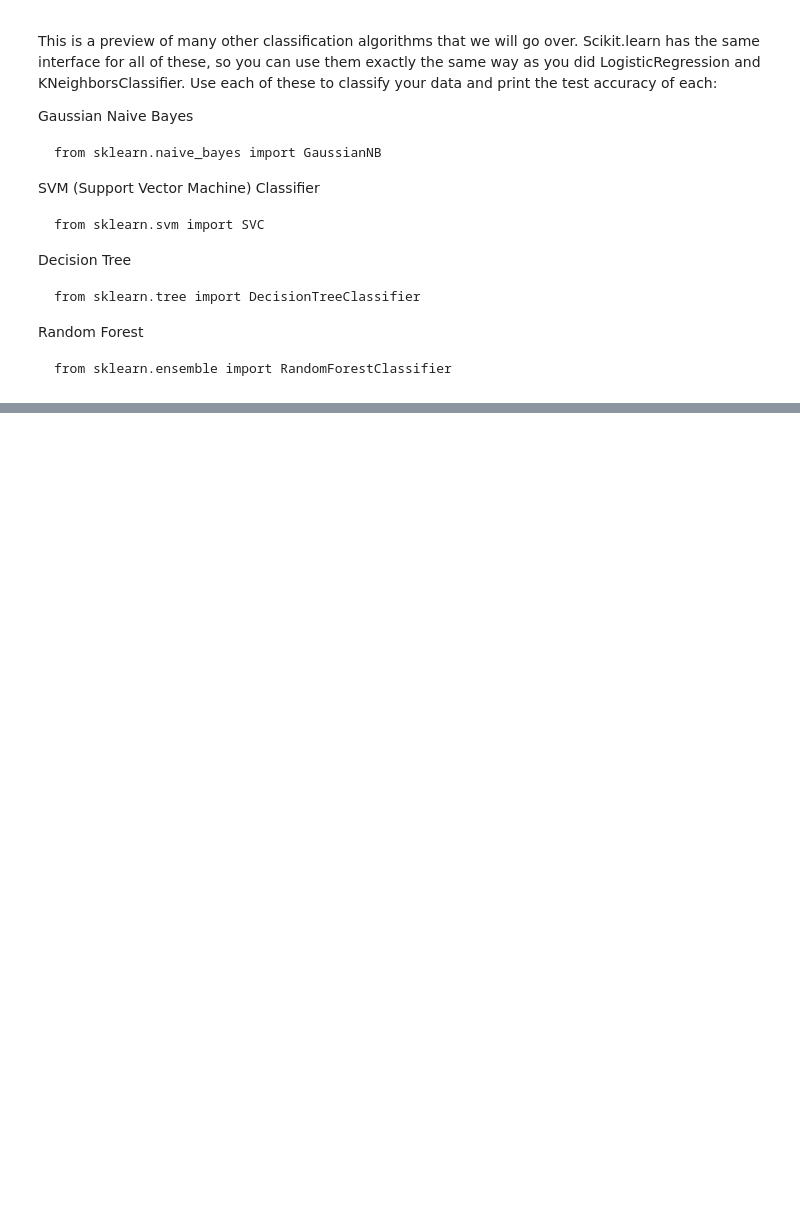
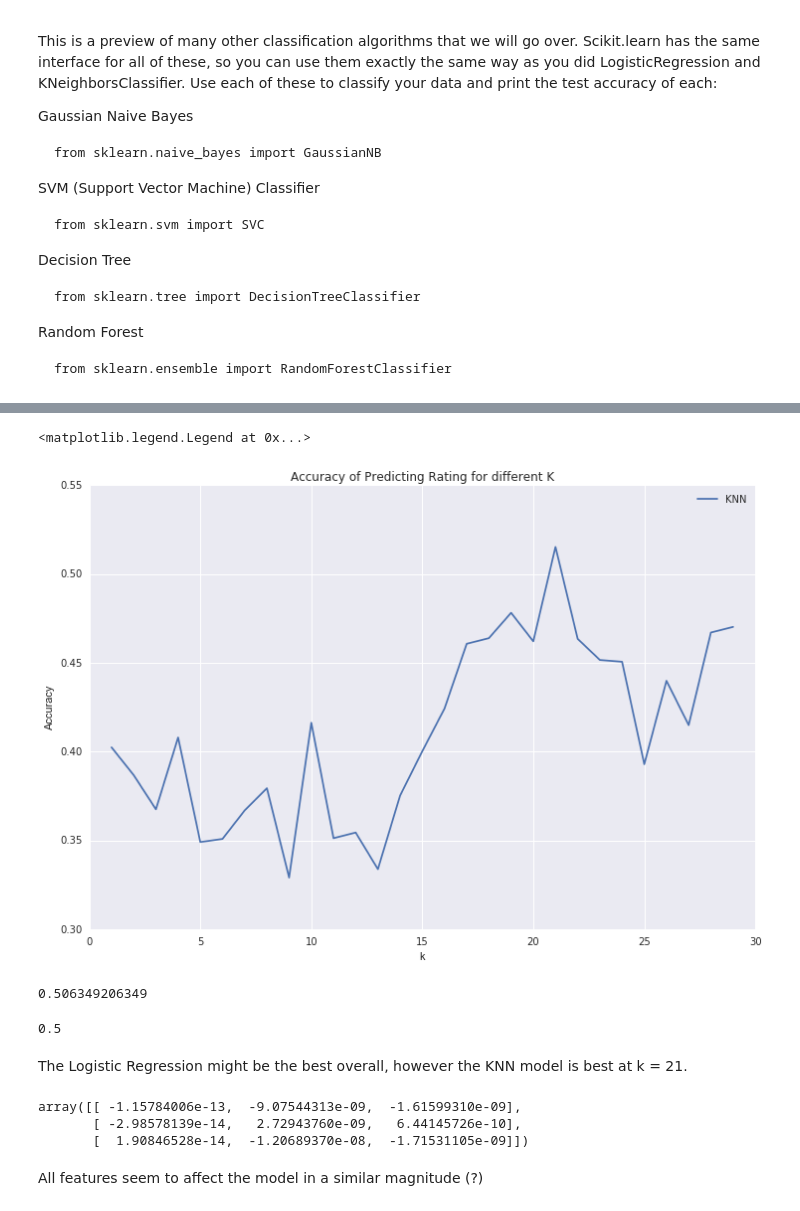
Before and after one commit to jpfreeley/ds, a Jupyter notebook: challenges/05-classification/ken_m/05_classification.ipynb, the cells around one changed output, grey strips where cells are left out. Drawn from its saved outputs; the diff is of its cells as text; code cells hidden in the pictures; blank space fills up the shorter version.

```diff
--- a/challenges/05-classification/ken_m/05_classification.ipynb
+++ b/challenges/05-classification/ken_m/05_classification.ipynb
@@ -252,0 +435,14 @@ Random Forest
+# %%
+X = movie_data[['Runtime','Budget','DomesticTotalGross']]
+y = movie_data['Rating']
+# %%
+def loopKNN_cvs(X, y):
+    accuracy_scores = []
+
+    for i in range (1,30):
+        avg_score = np.mean(cross_val_score(KNeighborsClassifier(n_neighbors=i), X, y, cv=10))
+        accuracy_scores.append(avg_score)
+
+    return accuracy_scores
+# %%
+KNN_cvs = loopKNN_cvs(X,y)
@@ -252,0 +453,38 @@ Random Forest
+# %%
+fig,ax = plt.subplots()
+
+ax.plot(list(range(1,30)), KNN_cvs, label='KNN')
+
+fig.set_size_inches(12, 8, forward=True)
+plt.xlabel('k')
+plt.ylabel('Accuracy')
+plt.title('Accuracy of Predicting Rating for different K')
+plt.legend(loc='best')
+# %% [output]
+<matplotlib.legend.Legend at 0x...>
+[figure, added]
+# %%
+avg_logreg_score = np.mean(cross_val_score(LogisticRegression(), X, y, cv=10))
+print(avg_logreg_score)
+# %% [output]
+0.506349206349
+# %%
+X_train, X_test, y_train, y_test = train_test_split(X, y, test_size = .30, random_state=4444)
+
+test_prediction = ['PG-13' for i in range(len(X_test))]
+
+accuracy_score(y_test, test_prediction)
+# %% [output]
+0.5
+# %% [markdown]
+The Logistic Regression might be the best overall, however the KNN model is best at k = 21.
+# %%
+log_reg_1 = LogisticRegression()
+log_reg_1.fit(X_train,y_train)
+log_reg_1.coef_
+# %% [output]
+array([[ -1.15784006e-13,  -9.07544313e-09,  -1.61599310e-09],
+       [ -2.98578139e-14,   2.72943760e-09,   6.44145726e-10],
+       [  1.90846528e-14,  -1.20689370e-08,  -1.71531105e-09]])
+# %% [markdown]
+All features seem to affect the model in a similar magnitude (?)
```
Also changed, not shown: parts of 33 cells of this notebook.
